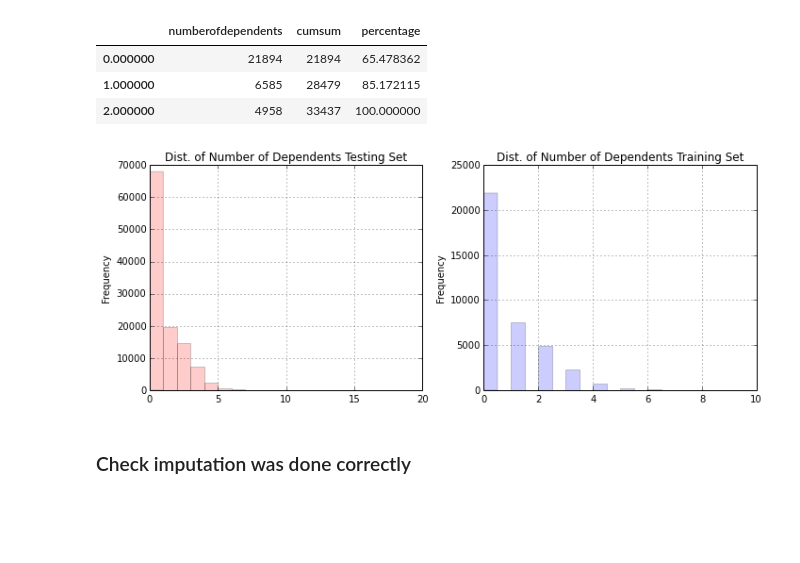
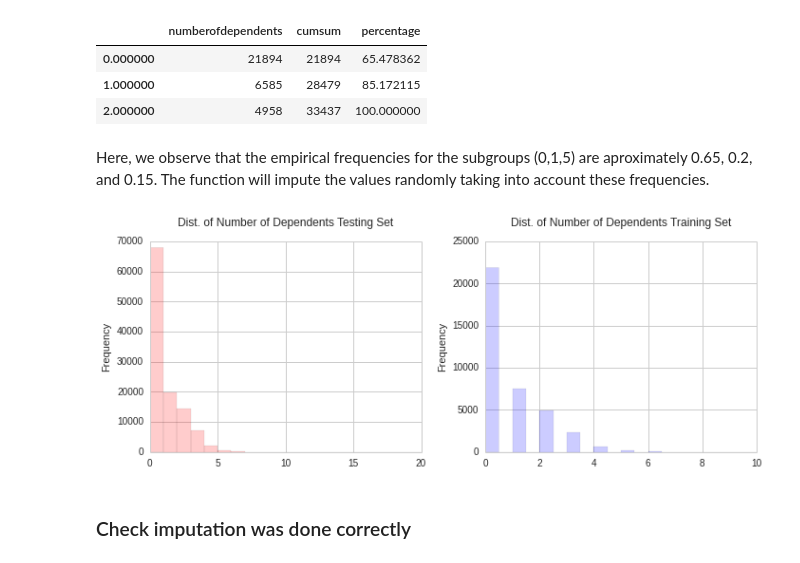
Before and after one commit to ju-arroyom/ML-Pub-Policy, a Jupyter notebook: hw2/ML-PS2.ipynb, the cells around one changed output. Saved outputs shown, nothing was run; the diff lists cells and outputs as text; code cells hidden in the pictures; blank space fills up the shorter version.

```diff
--- a/hw2/ML-PS2.ipynb
+++ b/hw2/ML-PS2.ipynb
@@ -3,6 +3,7 @@
 # %%
 %matplotlib inline
 %run classify
+sn.set_style("whitegrid")
 # %% [markdown]
 # Problems 1 - 4
 # %%
@@ -195,6 +218,9 @@ process_data.des_num_dep(Xtest[Xtest.numberofdependents<3])
 | 0.000000 | 21894 | 21894 | 65.478362 |
 | 1.000000 | 6585 | 28479 | 85.172115 |
 | 2.000000 | 4958 | 33437 | 100.000000 |
+# %% [markdown]
+Here, we observe that the empirical frequencies for the subgroups (0,1,5) are aproximately 0.65, 0.2, and 0.15.
+The function will impute the values randomly taking into account these frequencies.
 # %%
 # Data imputation for Number of Dependents
 
@@ -203,15 +229,19 @@ process_data.impute_val_to_column(Xtest,'numberofdependents', 'random', 0, 3, [0
 # %%
 fig, (ax1, ax2) = plt.subplots(1,2, figsize=(10,4))
 
 Xtrain['numberofdependents'].plot(kind = "hist", alpha = 0.2, bins = 20, color ='r', ax = ax1);
 ax1.set_title('Dist. of Number of Dependents Testing Set');
-ax1.grid()
+
 Xtest['numberofdependents'].plot(kind = "hist", alpha = 0.2, bins = 20, color ='b', ax = ax2);
 ax2.set_title('Dist. of Number of Dependents Training Set');
-ax2.grid()
-plt.tight_layout()
+
+ttl = ax1.title
+ttl.set_position([.5, 1.05])
+ttl2 = ax2.title
+ttl2.set_position([.5, 1.05])
+fig.tight_layout()
 # %% [output]
-[figure, old version]
+[figure, new version]
 # %%
 # Impute income data
 process_data.impute_val_to_column(Xtrain,'monthlyincome', 'mean')
```
Also changed, not shown: parts of 41 cells of this notebook, 1 other file.
